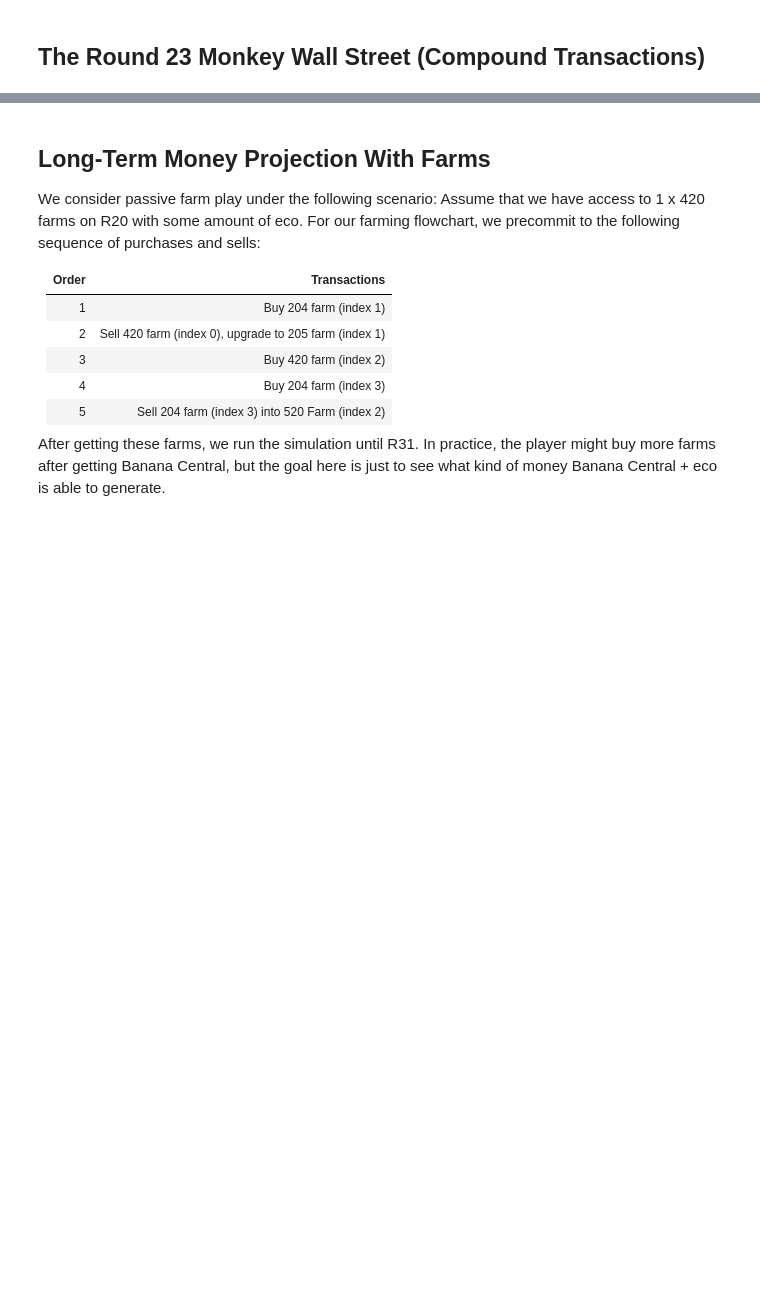
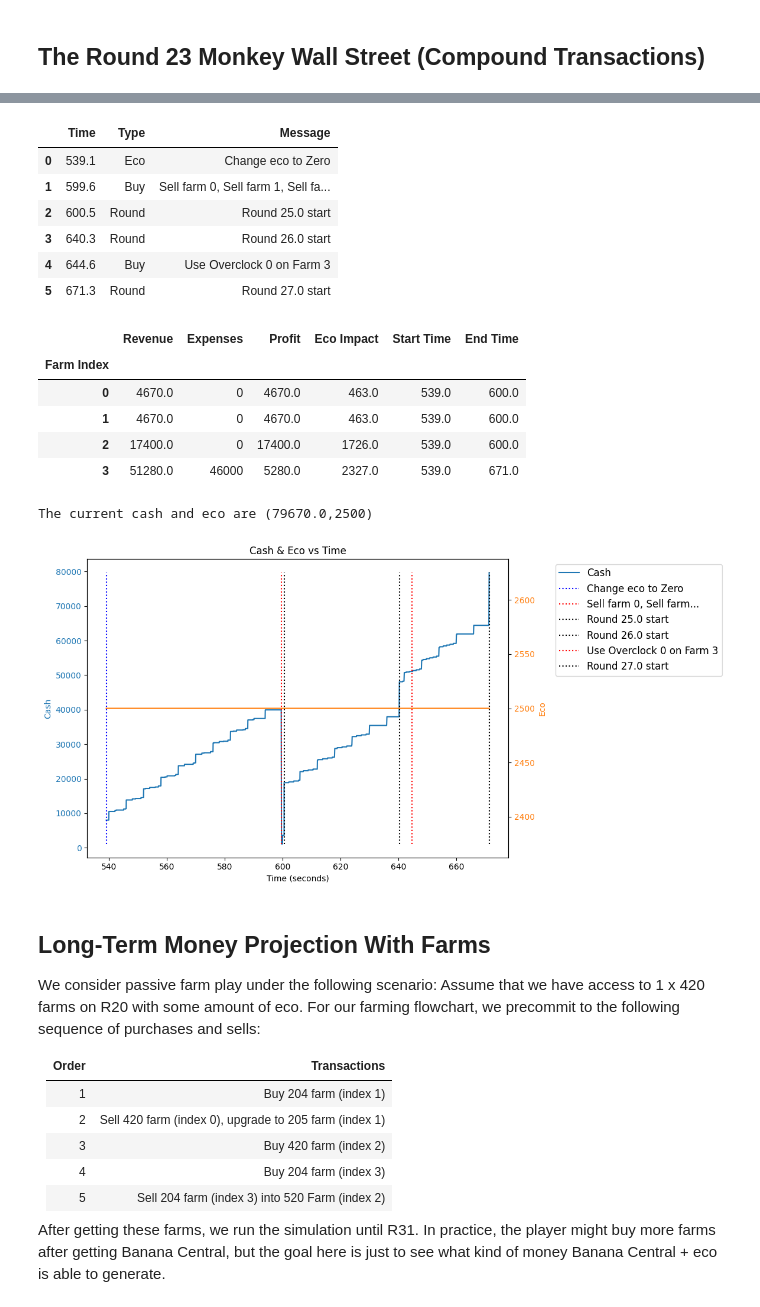
Before and after one commit to redlaserbmBTD/BTDB2_SIMULATOR, a Jupyter notebook: tutorials/5_farms.ipynb, the cells around one changed output, grey strips where cells are left out. Saved outputs shown, nothing was run; the diff lists cells and outputs as text; code cells hidden in the pictures; blank space fills up the shorter version.

Commit message:
support for overclock

```diff
--- a/tutorials/5_farms.ipynb
+++ b/tutorials/5_farms.ipynb
@@ -162,3 +172,51 @@ The current cash and eco are (6930.0,1600)
+# %%
+rounds = b2.Rounds(0.2)
+
+farms = [
+    b2.initFarm(rounds.getTimeFromRound(19.9), upgrades = [3,2,0]),
+    b2.initFarm(rounds.getTimeFromRound(19.9), upgrades = [3,2,0]),
+    b2.initFarm(rounds.getTimeFromRound(19.9), upgrades = [2,0,4]),
+    b2.initFarm(rounds.getTimeFromRound(22), upgrades = [2,0,4])
+]
+
+buy_queue = [
+    #As soon as we can afford to do so, sell the first three farms, upgrade the 4th one to a Monkey Wall Street, and buy Overclock
+    [b2.sellFarm(0), b2.sellFarm(1), b2.sellFarm(2), b2.upgradeFarm(3,2, min_buy_time = rounds.getTimeFromRound(25) - 1), b2.buyOverclock()],
+    [b2.useOverclock(0,3)], #Use the overclock at index zero on the farm at index 3
+    [b2.useOverclock(0,3)]
+]
+
+initial_state_game = {
+    'Cash': 8000,
+    'Eco': 2500,
+    'Eco Send': b2.ecoSend(send_name='Zero'),
+    'Rounds': rounds,
+    'Game Round': 24,
+    'Farms': farms,
+    'Buy Queue': buy_queue
+}
+
+game_state = b2.GameState(initial_state_game)
+game_state.fastForward(target_round = 27)
+game_state.viewCashEcoHistory()
+print("The current cash and eco are (%s,%s)"%(game_state.cash, game_state.eco))
+b2.writeLog(game_state.logs, filename = 'mws_overclock')
+# %% [output]
+|  | Time | Type | Message |
+| 0 | 539.1 | Eco | Change eco to Zero |
+| 1 | 599.6 | Buy | Sell farm 0, Sell farm 1, Sell fa... |
+| 2 | 600.5 | Round | Round 25.0 start |
+| 3 | 640.3 | Round | Round 26.0 start |
+| 4 | 644.6 | Buy | Use Overclock 0 on Farm 3 |
+| 5 | 671.3 | Round | Round 27.0 start |
+|  | Revenue | Expenses | Profit | Eco Impact | Start Time | End Time |
+| Farm Index |  |  |  |  |  |  |
+| 0 | 4670.0 | 0 | 4670.0 | 463.0 | 539.0 | 600.0 |
+| 1 | 4670.0 | 0 | 4670.0 | 463.0 | 539.0 | 600.0 |
+| 2 | 17400.0 | 0 | 17400.0 | 1726.0 | 539.0 | 600.0 |
+| 3 | 51280.0 | 46000 | 5280.0 | 2327.0 | 539.0 | 671.0 |
+The current cash and eco are (79670.0,2500)
+[figure, added]
 # %% [markdown]
 ## Long-Term Money Projection With Farms
 
```
Also changed, not shown: parts of 16 cells of this notebook, 30 other files.
